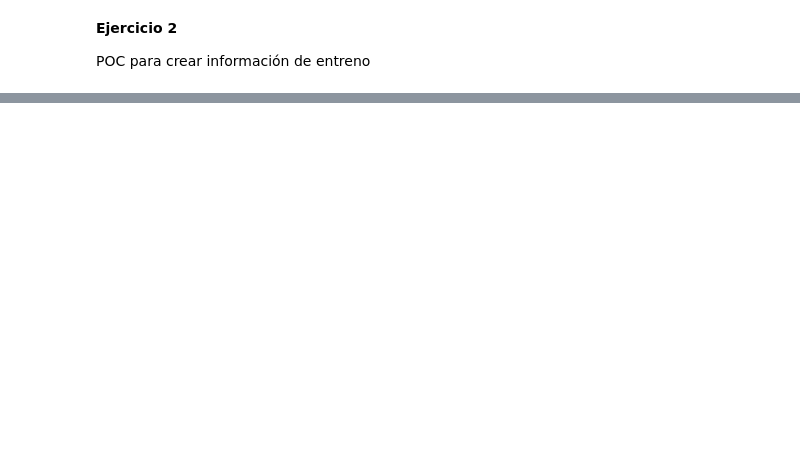
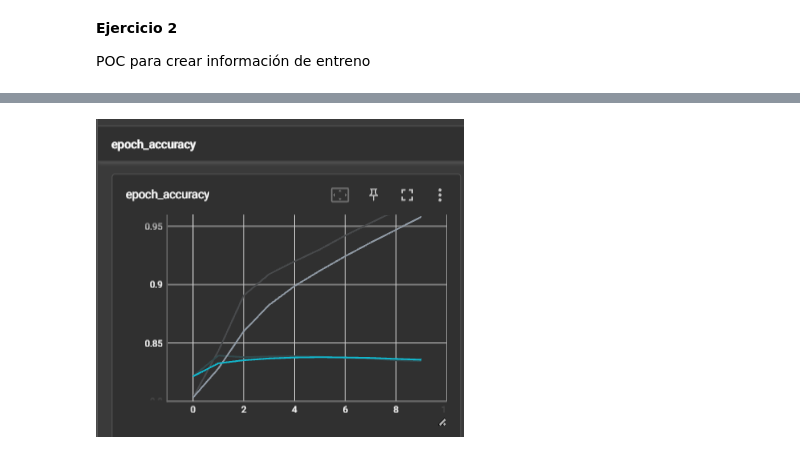
Before and after one commit to JoseGon20335/Trabajos-NLP, a Jupyter notebook: lab#4/Laboratorio_4_Vectorizacion.ipynb, the cells around one changed output, grey strips where cells are left out. Cells and saved outputs as stored; diff of their text form; code cells hidden in the pictures; blank space fills up the shorter version.

```diff
--- a/lab#4/Laboratorio_4_Vectorizacion.ipynb
+++ b/lab#4/Laboratorio_4_Vectorizacion.ipynb
@@ -174,0 +366,5 @@ class Word2Vec(tf.keras.Model):
+# %%
+from IPython.display import Image
+Image("./epoch_accuracy.png")
+# %% [output]
+[figure, added]
```
Also changed, not shown: parts of 21 cells of this notebook, 4 other files.
